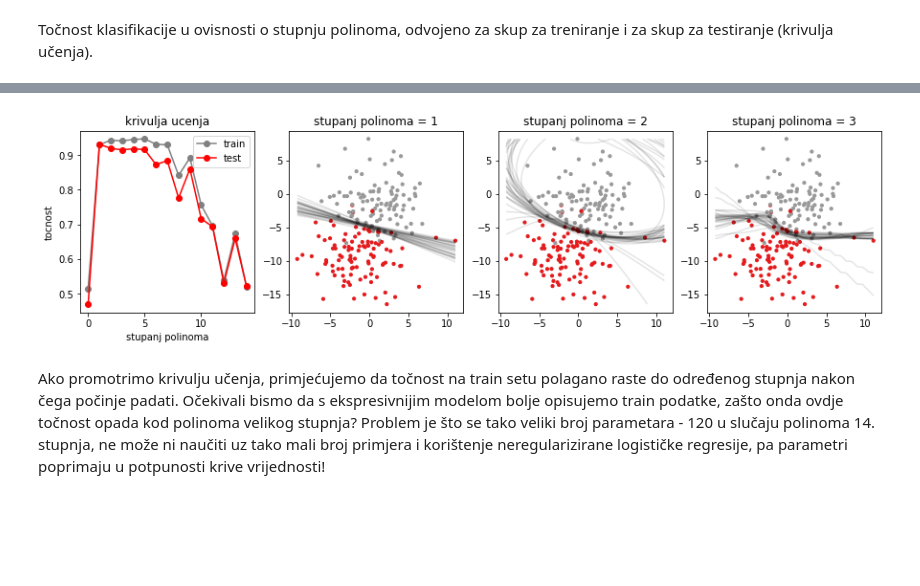
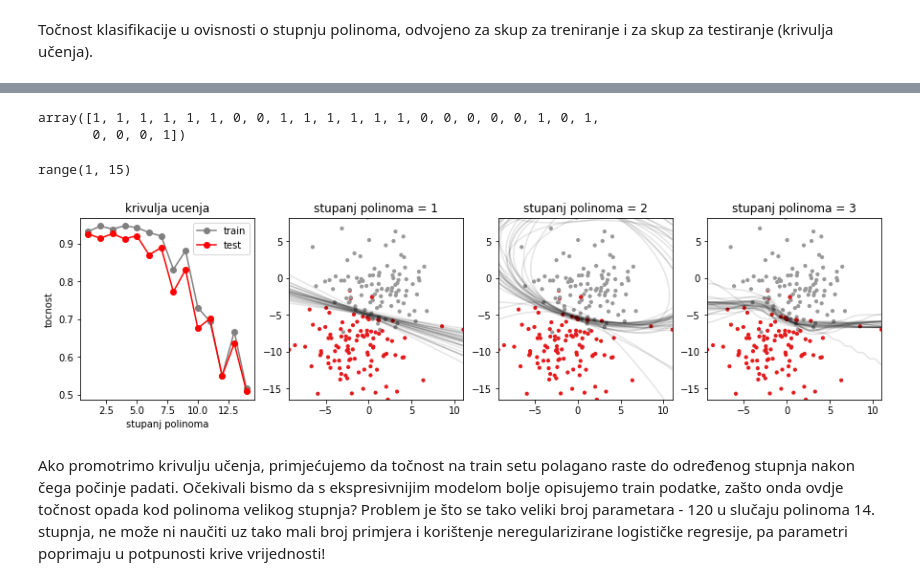
Before and after one commit to pmf-strojnoucenje/Vjezbe, a Jupyter notebook: Notebooks/PMF_SU_2020_Vjezbe2_00_Nadzirano_ucenje.ipynb, the cells around one changed output, grey strips where cells are left out. Drawn from its saved outputs; the diff is of its cells as text; code cells hidden in the pictures; blank space fills up the shorter version.

```diff
--- a/Notebooks/PMF_SU_2020_Vjezbe2_00_Nadzirano_ucenje.ipynb
+++ b/Notebooks/PMF_SU_2020_Vjezbe2_00_Nadzirano_ucenje.ipynb
@@ -712,10 +759,19 @@ Točnost klasifikacije u ovisnosti o stupnju polinoma, odvojeno za skup za treni
+# %%
+y_train
+# %% [output]
+array([1, 1, 1, 1, 1, 1, 0, 0, 1, 1, 1, 1, 1, 1, 0, 0, 0, 0, 0, 1, 0, 1,
+       0, 0, 0, 1])
+# %%
+range(1,15)
+# %% [output]
+range(1, 15)
 # %%
 # Generiramo 40 separabilnih tocaka
 X, y = make_blobs(n_samples=200, centers=2, cluster_std=3.0, random_state=2)
 
 fig, ax = plt.subplots(1, 4, figsize=(15, 3.5))
 
-degrees = range(15)
+degrees = range(1,15) # Umjesto range(15) jer PolynomialFeatures(degree=0) više ne radi u novoj verziji!
 accuracy_train = []
 accuracy_test = []
 
@@ -727,34 +783,34 @@ for degree in degrees:
 
     temp_train = 0.0
     temp_test = 0.0
 
     for temp in range(30):
 
         X_train, X_test, y_train, y_test = train_test_split(X, y, test_size=0.33) # , random_state=42)
 
         model = Pipeline([('poly', PolynomialFeatures(degree=degree)),
                           ('logistic', LogisticRegression(solver='liblinear',max_iter=200))])
 
         model.fit(X_train, y_train)
 
         temp_train += model.score(X_train,y_train)
         temp_test += model.score(X_test,y_test)
 
         if degree in [1,2,3]:
             (XX,YY,Z) = calculate_decision_function(X, lambda x: model.predict_proba(x)[:,0])
             CS = ax[degree].contour(XX, YY, Z, colors='k', levels=[0.5], alpha=0.1, linestyles=['-'])
 
     accuracy_train.append(temp_train/30.0)
     accuracy_test.append(temp_test/30.0)
 
 ax[0].plot(degrees, accuracy_train, '-o', color='gray', label='train')
 ax[0].plot(degrees, accuracy_test, '-o', color='red', label='test')
 ax[0].legend(loc='upper right')
 ax[0].set(title='krivulja ucenja',xlabel='stupanj polinoma',ylabel='tocnost')
 
 plt.show();
 # %% [output]
-[figure, old version]
+[figure, new version]
 # %% [markdown]
 Ako promotrimo krivulju učenja, primjećujemo da točnost na train setu polagano raste do određenog stupnja nakon čega počinje padati. Očekivali bismo da s ekspresivnijim modelom bolje opisujemo train podatke, zašto onda ovdje točnost opada kod polinoma velikog stupnja? Problem je što se tako veliki broj parametara - 120 u slučaju polinoma 14. stupnja, ne može ni naučiti uz tako mali broj primjera i korištenje neregularizirane logističke regresije, pa parametri poprimaju u potpunosti krive vrijednosti!
 # %% [markdown]
```
Also changed, not shown: parts of 22 cells of this notebook, 3 other files.
